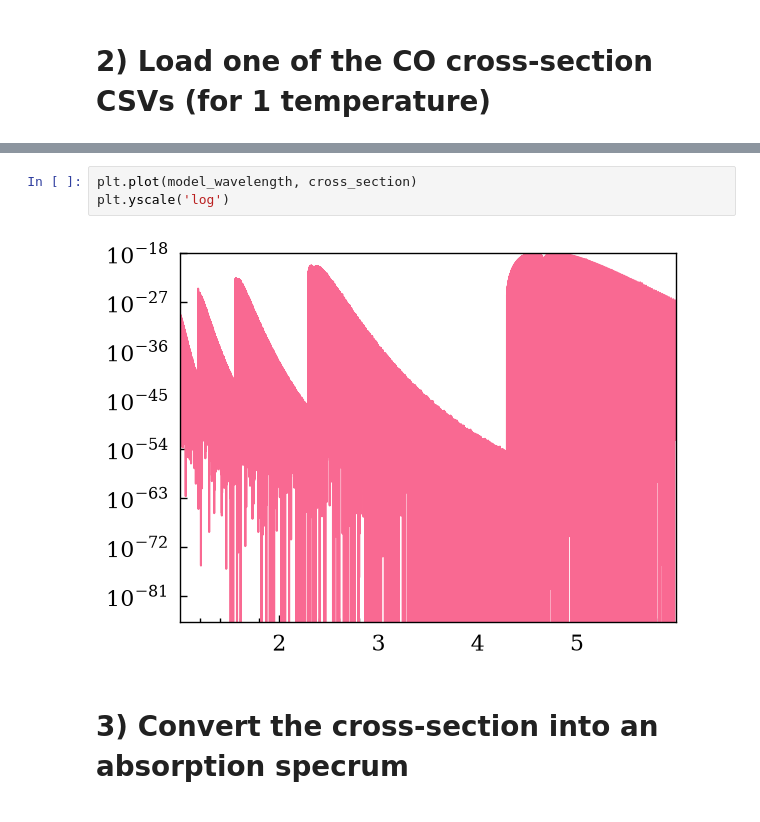
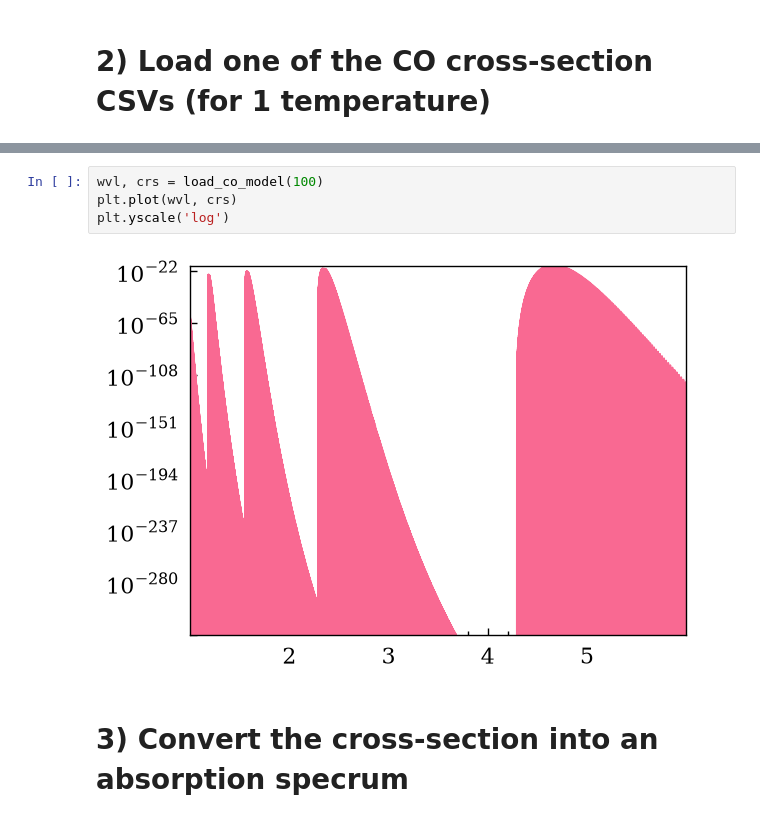
Before and after one commit to allsmurph/Exocomets-Pymolfit, a Jupyter notebook: load_files_for_ccf_new.ipynb, the cells around one changed output, grey strips where cells are left out. Drawn from its saved outputs; the diff is of its cells as text.

```diff
--- a/load_files_for_ccf_new.ipynb
+++ b/load_files_for_ccf_new.ipynb
@@ -79,8 +106,9 @@ cross_section = cross_section[inside]
-# %%
-plt.plot(model_wavelength, cross_section)
-plt.yscale('log')
-# %% [output]
-[figure, removed]
+# %%
+wvl, crs = load_co_model(100)
+plt.plot(wvl, crs)
+plt.yscale('log')
+# %% [output]
+[figure, added]
 # %% [markdown]
 # 3) Convert the cross-section into an absorption specrum
 # %%
```
Also changed, not shown: parts of 29 cells of this notebook, 7 other files.
